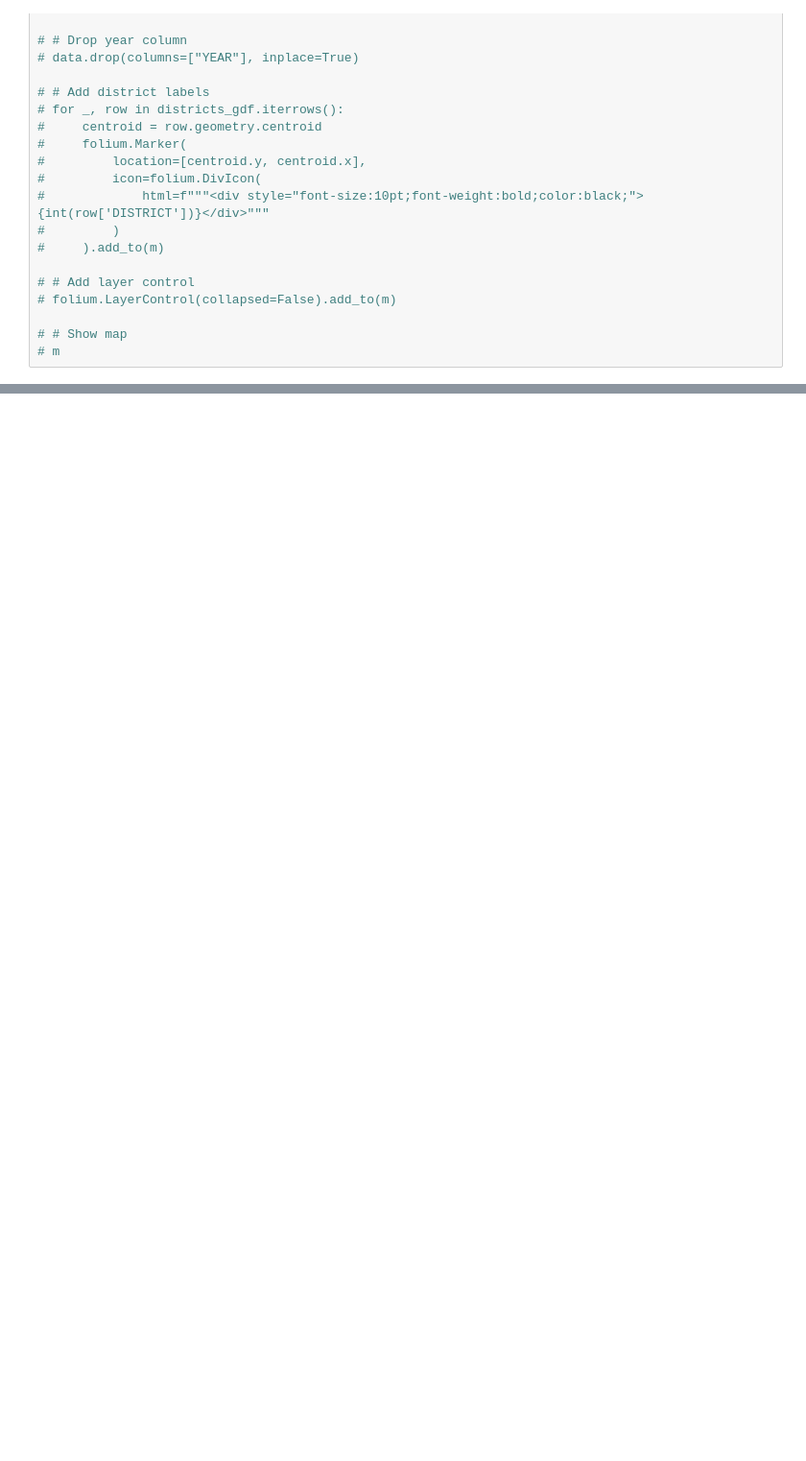
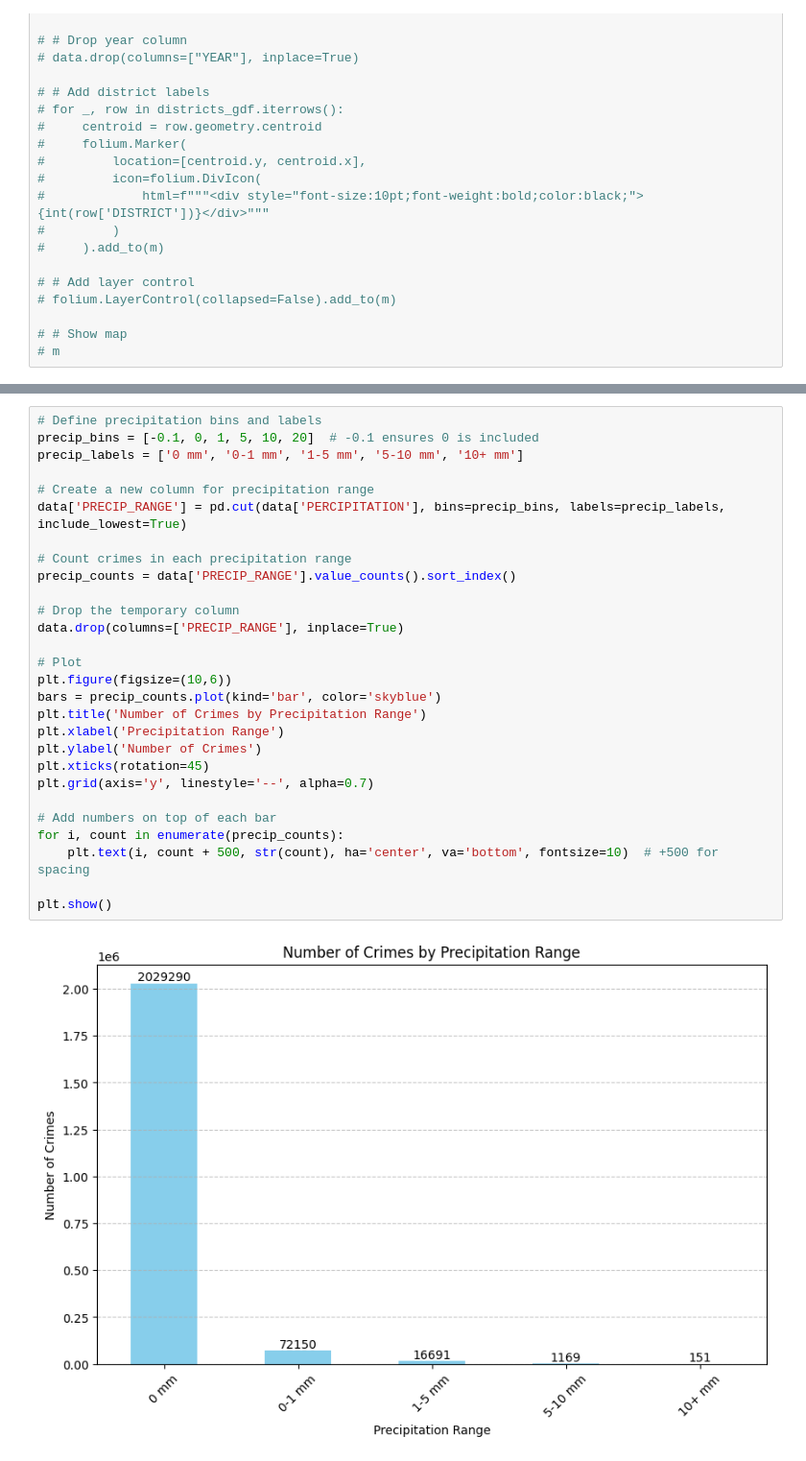
Before and after one commit to MilenaM06/LA-Crime-Analysis, a Jupyter notebook: notebooks/5_1_data_analysis.ipynb, the cells around one changed output, grey strips where cells are left out. Shown at 96% size. Saved outputs shown, nothing was run; the diff lists cells and outputs as text; blank space fills up the shorter version.

```diff
--- a/notebooks/5_1_data_analysis.ipynb
+++ b/notebooks/5_1_data_analysis.ipynb
@@ -570,0 +613,30 @@ plt.show()
+# %%
+# Define precipitation bins and labels
+precip_bins = [-0.1, 0, 1, 5, 10, 20]  # -0.1 ensures 0 is included
+precip_labels = ['0 mm', '0-1 mm', '1-5 mm', '5-10 mm', '10+ mm']
+
+# Create a new column for precipitation range
+data['PRECIP_RANGE'] = pd.cut(data['PERCIPITATION'], bins=precip_bins, labels=precip_labels, include_lowest=True)
+
+# Count crimes in each precipitation range
+precip_counts = data['PRECIP_RANGE'].value_counts().sort_index()
+
+# Drop the temporary column
+data.drop(columns=['PRECIP_RANGE'], inplace=True)
+
+# Plot
+plt.figure(figsize=(10,6))
+bars = precip_counts.plot(kind='bar', color='skyblue')
+plt.title('Number of Crimes by Precipitation Range')
+plt.xlabel('Precipitation Range')
+plt.ylabel('Number of Crimes')
+plt.xticks(rotation=45)
+plt.grid(axis='y', linestyle='--', alpha=0.7)
+
+# Add numbers on top of each bar
+for i, count in enumerate(precip_counts):
+    plt.text(i, count + 500, str(count), ha='center', va='bottom', fontsize=10)  # +500 for spacing
+
+plt.show()
+# %% [output]
+[figure, added]
```
Also changed, not shown: parts of 8 cells of this notebook.
